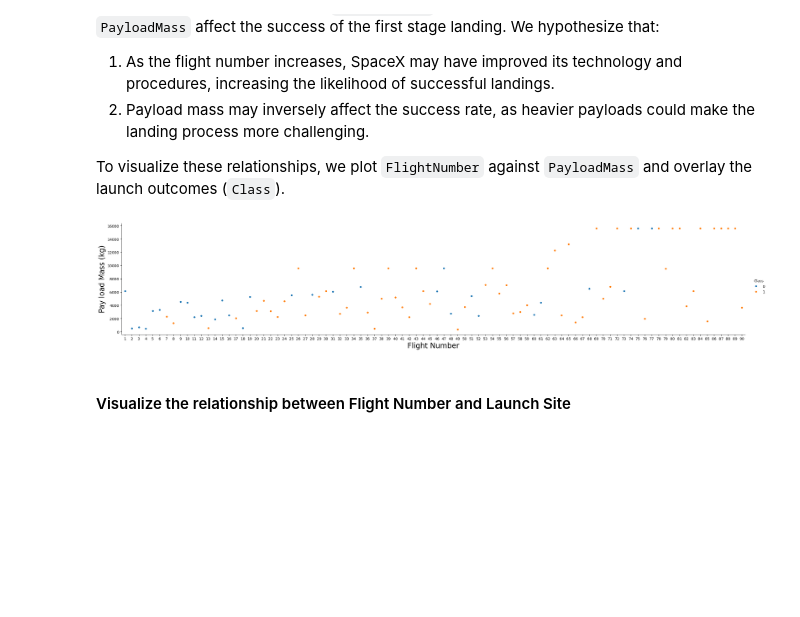
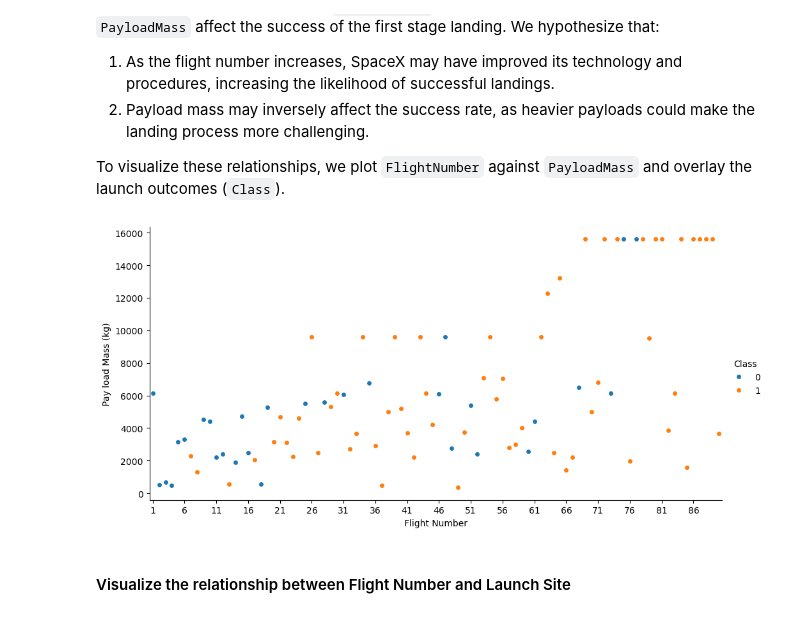
Before and after one commit to ClaudioChavarria/Rocket-Landing-Success-ML, a Jupyter notebook: 03-eda_and_feature_engineering/03-eda-and-feature-engineering.ipynb, the cells around one changed output. Saved outputs shown, nothing was run; the diff lists cells and outputs as text; code cells hidden in the pictures; blank space fills up the shorter version.

Commit message:
feat(eda&fe): exploratory data analysis part 3

```diff
--- a/03-eda_and_feature_engineering/03-eda-and-feature-engineering.ipynb
+++ b/03-eda_and_feature_engineering/03-eda-and-feature-engineering.ipynb
@@ -35,12 +35,14 @@ In this step, we examine how the `FlightNumber` (indicating the sequence of laun
 
 To visualize these relationships, we plot `FlightNumber` against `PayloadMass` and overlay the launch outcomes (`Class`).
 # %%
-sns.catplot(y = "PayloadMass", x = "FlightNumber", hue = "Class", data = df , aspect = 5)
-plt.xlabel("Flight Number", fontsize = 20)
-plt.ylabel("Pay load Mass (kg)", fontsize = 20)
+sns.catplot(y = "PayloadMass", x = "FlightNumber", hue = "Class", data = df , aspect = 2)
+plt.xlabel("Flight Number", fontsize = 10)
+plt.ylabel("Pay load Mass (kg)", fontsize = 10)
+# Reduce the density by limiting the number of x-ticks (display every 5th flight number, for example)
+plt.xticks(ticks=range(0, len(df['FlightNumber'].unique()), 5))
 plt.show()
 # %% [output]
-[figure, old version]
+[figure, new version]
 # %% [markdown]
 #### Visualize the relationship between Flight Number and Launch Site
 # %%
```
Also changed, not shown: parts of 9 cells of this notebook.
